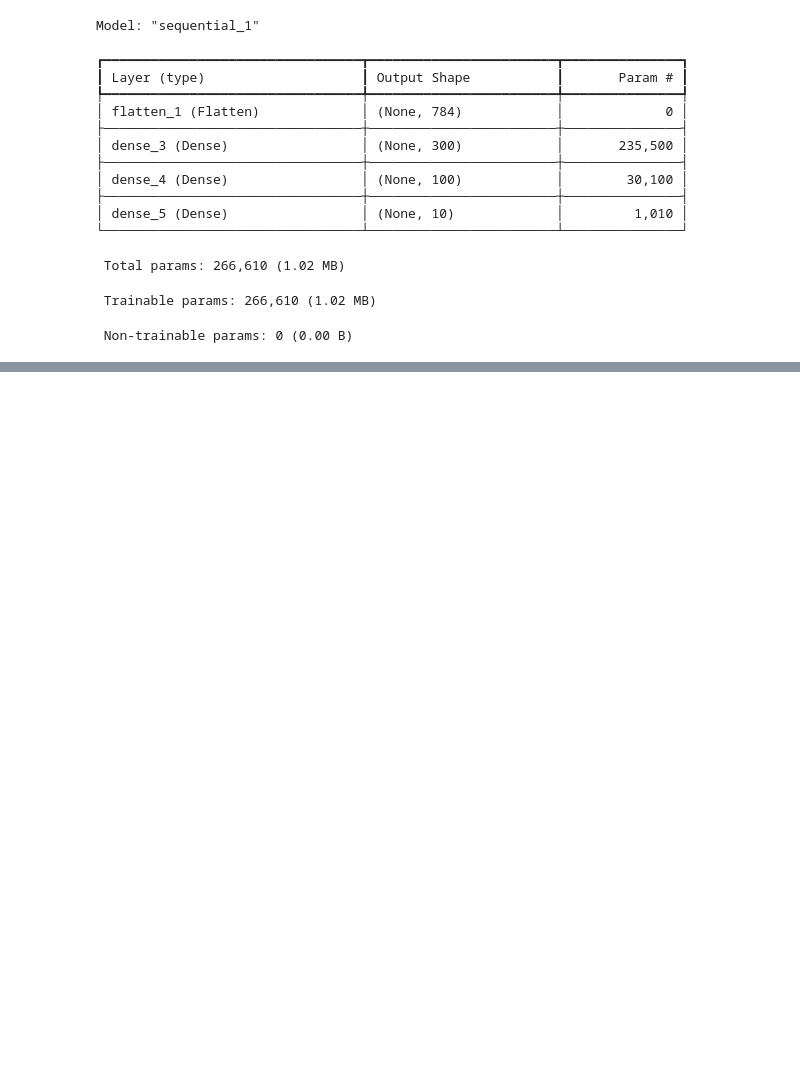
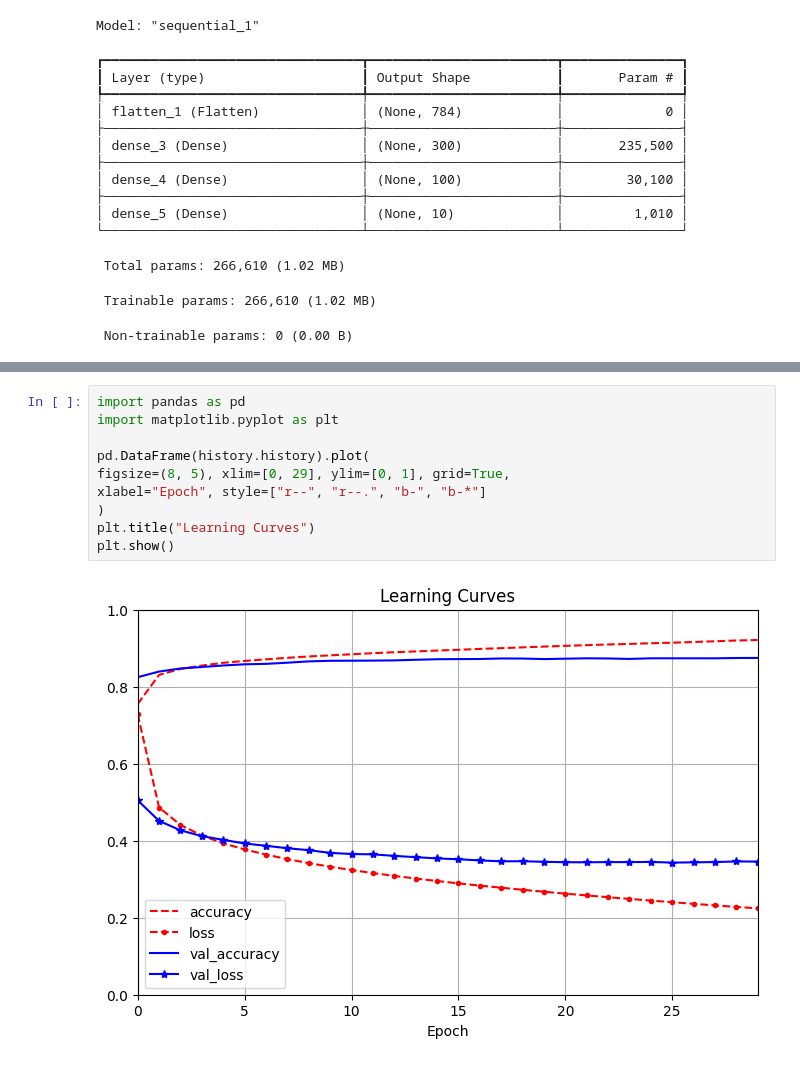
Before and after one commit to CyrusVII/CiroMaresca_PythonCourse, a Jupyter notebook: corsoPython/week05.05-09.05/Martedi06.05/PrimoDeepLearning.ipynb, the cells around one changed output, grey strips where cells are left out. Drawn from its saved outputs; the diff is of its cells as text; blank space fills up the shorter version.

```diff
--- a/corsoPython/week05.05-09.05/Martedi06.05/PrimoDeepLearning.ipynb
+++ b/corsoPython/week05.05-09.05/Martedi06.05/PrimoDeepLearning.ipynb
@@ -172,0 +179,12 @@ KeyboardInterrupt:
+# %%
+import pandas as pd
+import matplotlib.pyplot as plt
+
+pd.DataFrame(history.history).plot(
+figsize=(8, 5), xlim=[0, 29], ylim=[0, 1], grid=True,
+xlabel="Epoch", style=["r--", "r--.", "b-", "b-*"]
+)
+plt.title("Learning Curves")
+plt.show()
+# %% [output]
+[figure, added]
```
Also changed, not shown: parts of 3 cells of this notebook, 3 other files.
